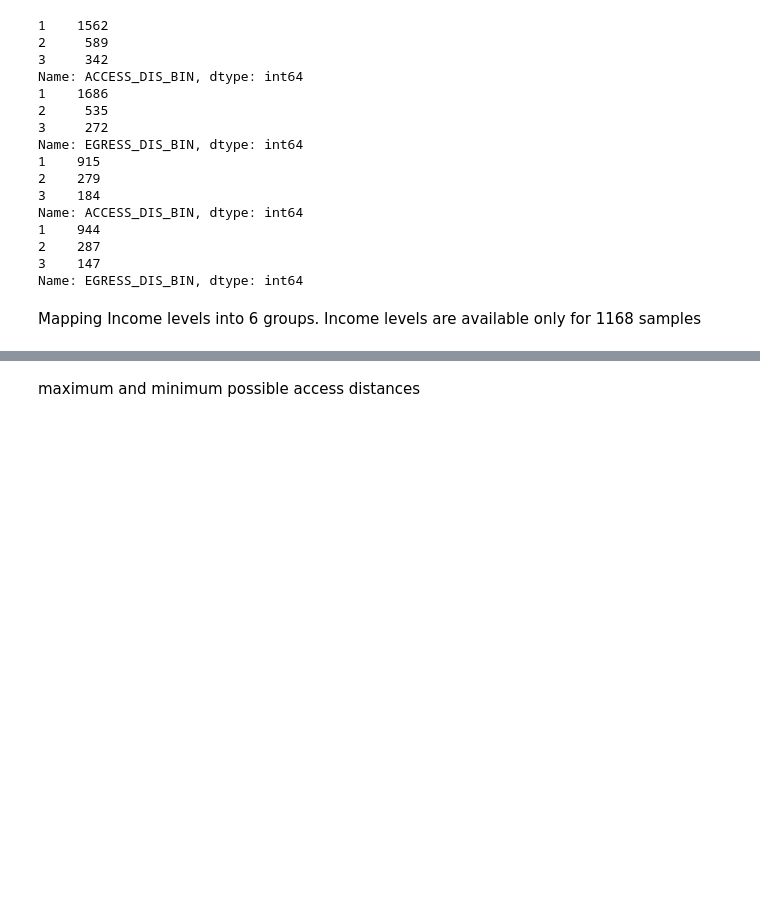
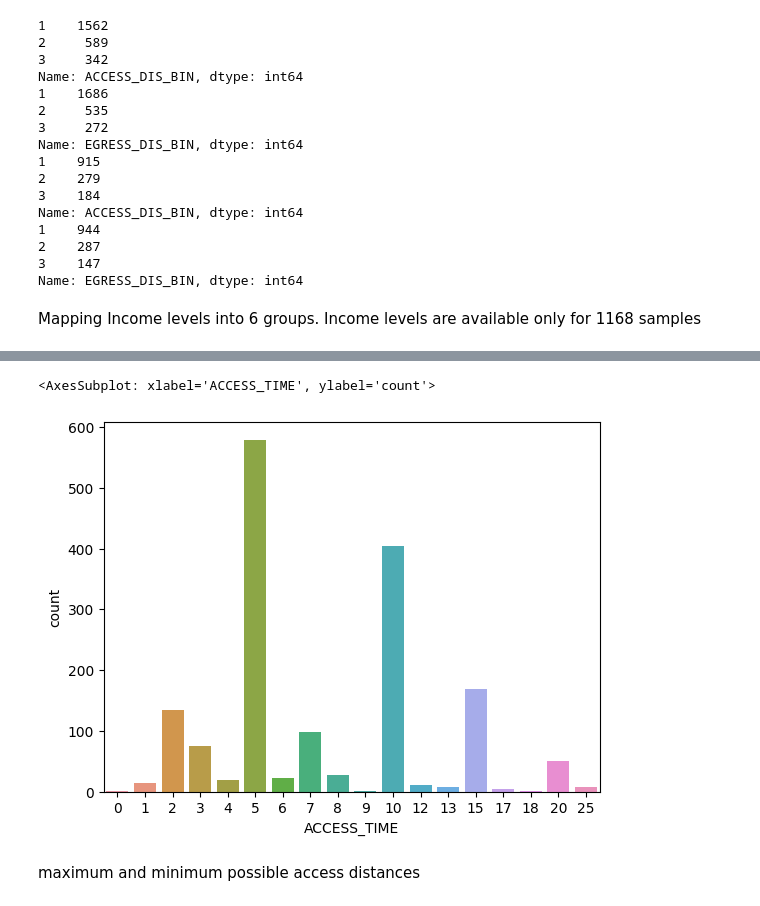
Before and after one commit to Gavaskar24/Metro, a Jupyter notebook: EDA.ipynb, the cells around one changed output, grey strips where cells are left out. Cells and saved outputs as stored; diff of their text form; code cells hidden in the pictures; blank space fills up the shorter version.

```diff
--- a/EDA.ipynb
+++ b/EDA.ipynb
@@ -204,3 +277,12 @@ df_park['INCOME']=df_park.INCOME.map(income_mapper)
 age_mapper={1:0.079,2:0.079,3:0.075,4:0.075,5:0.067}
 # bike_speed=
 df['W_SPEED']=df.AGE_C.map(age_mapper)
+# %%
+# Assumed a bicycle speed of 10 kmph
+df['B_SPEED']=0.17
+df['TW_SPEED']=0.5    # 30 kmph
+df['CAR_SPEED']=0.42  # 25 kmph
+df['AUTO_SPEED']=0.42 # 25 kmph
+# %%
+df=df[(df['ACCESS_TIME']<30) & (df['EGRESS_TIME']<30)]
+df['ACCESS_M'].value_counts()
@@ -207,3 +302,9 @@ df['W_SPEED']=df.AGE_C.map(age_mapper)
+# %%
+df2=df[df['ACCESS_M']==1]
+sns.countplot(x='ACCESS_TIME',data=df2)
+# %% [output]
+<AxesSubplot: xlabel='ACCESS_TIME', ylabel='count'>
+[figure, added]
 # %% [markdown]
 maximum and minimum possible access distances
 # %%
```
Also changed, not shown: parts of 5 cells of this notebook.
